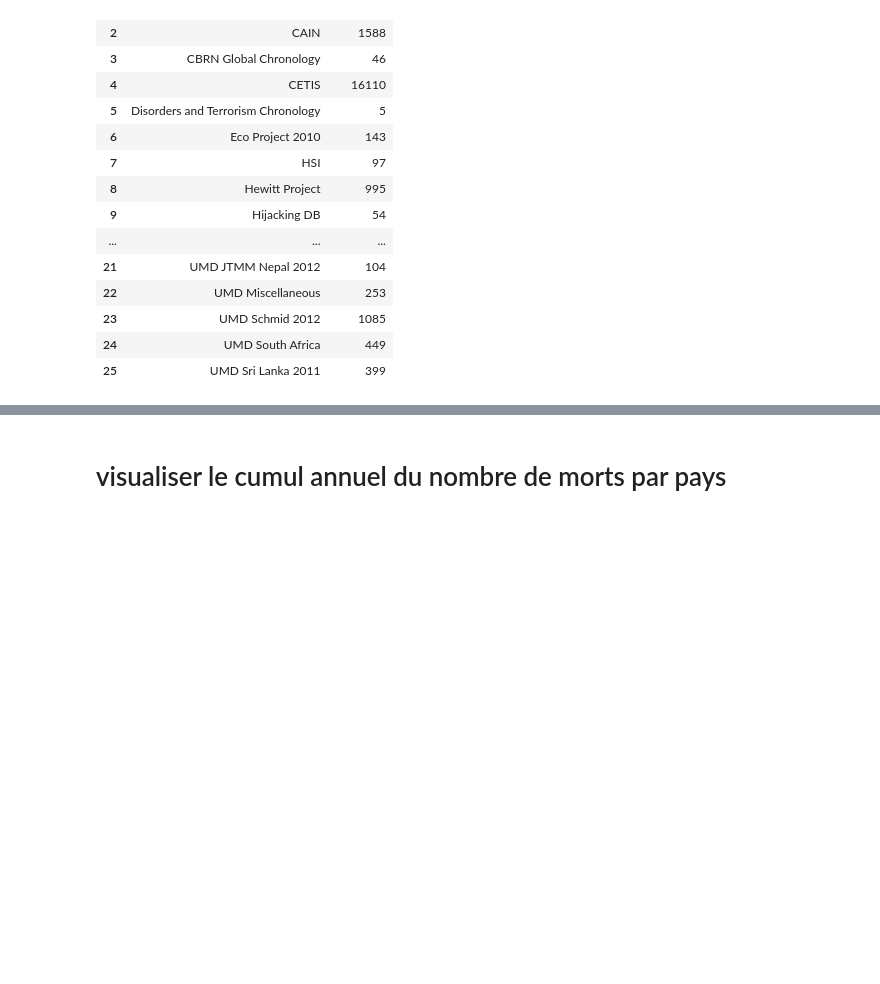
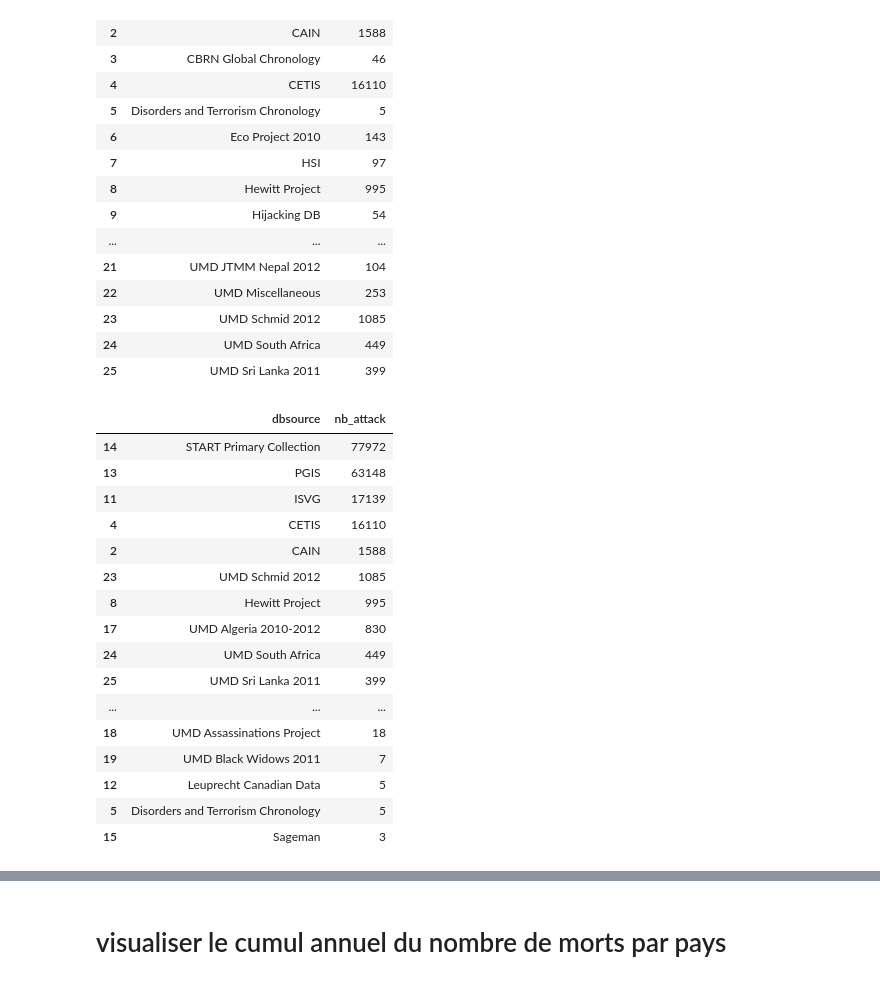
Before and after one commit to Oumar199/TerroristAttackDashboard, a Jupyter notebook: exploration.ipynb, the cells around one changed output, grey strips where cells are left out. Drawn from its saved outputs; the diff is of its cells as text; code cells hidden in the pictures; blank space fills up the shorter version.

```diff
--- a/exploration.ipynb
+++ b/exploration.ipynb
@@ -55,6 +55,27 @@ data_nb_attack
 | 23 | UMD Schmid 2012 | 1085 |
 | 24 | UMD South Africa | 449 |
 | 25 | UMD Sri Lanka 2011 | 399 |
+# %%
+data_nb_attack=data_nb_attack.sort_values(ascending=False,by=['nb_attack'])
+data_nb_attack
+# %% [output]
+|  | dbsource | nb_attack |
+| 14 | START Primary Collection | 77972 |
+| 13 | PGIS | 63148 |
+| 11 | ISVG | 17139 |
+| 4 | CETIS | 16110 |
+| 2 | CAIN | 1588 |
+| 23 | UMD Schmid 2012 | 1085 |
+| 8 | Hewitt Project | 995 |
+| 17 | UMD Algeria 2010-2012 | 830 |
+| 24 | UMD South Africa | 449 |
+| 25 | UMD Sri Lanka 2011 | 399 |
+| ... | ... | ... |
+| 18 | UMD Assassinations Project | 18 |
+| 19 | UMD Black Widows 2011 | 7 |
+| 12 | Leuprecht Canadian Data | 5 |
+| 5 | Disorders and Terrorism Chronology | 5 |
+| 15 | Sageman | 3 |
 # %%
 px.bar(data_nb_attack,x="dbsource",y="nb_attack",range_y=[0,data_nb_attack['nb_attack'].max()],width=1000)
 # %% [output]
```
Also changed, not shown: parts of 1 cell of this notebook.
